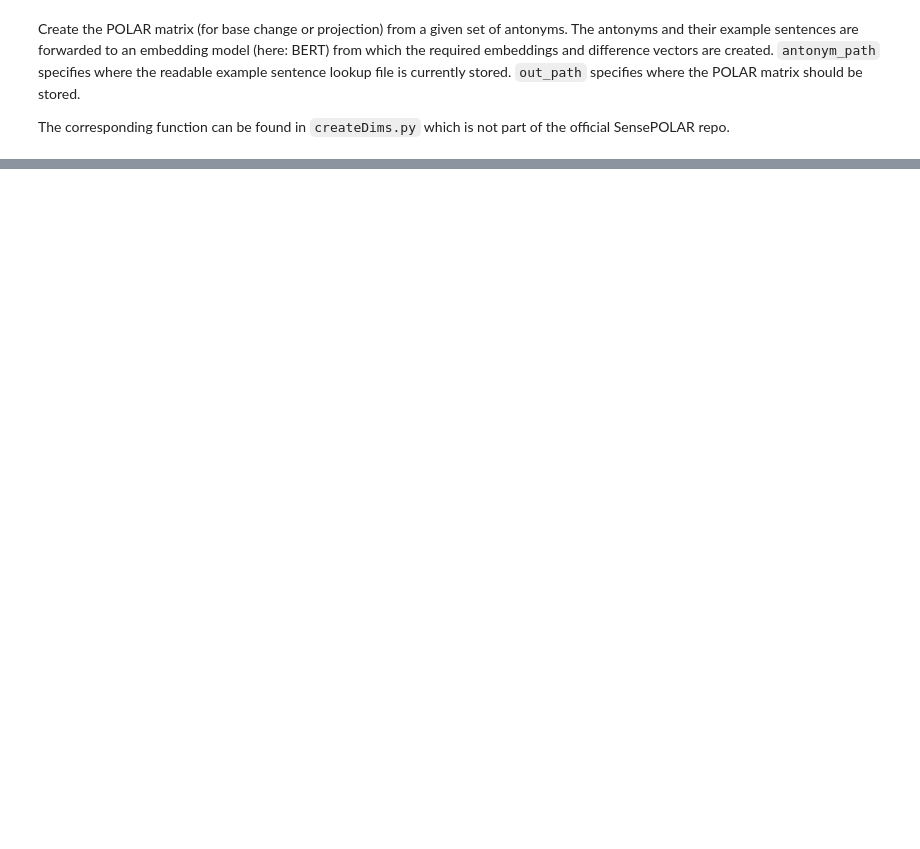
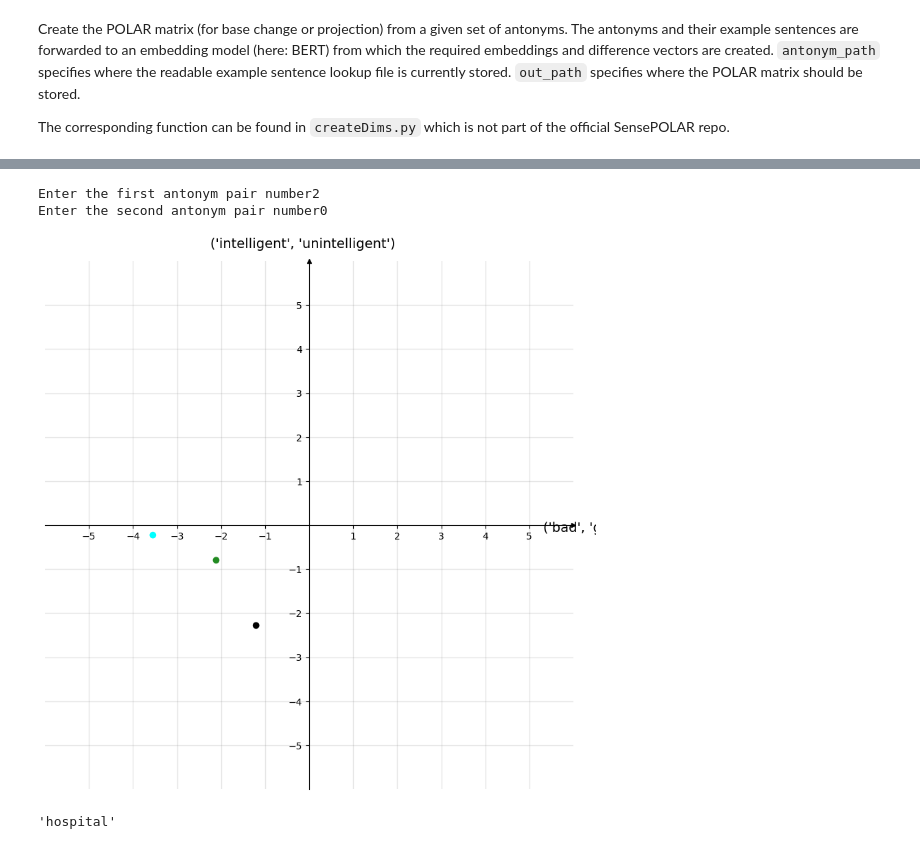
Before and after one commit to aldietri/SensePOLAR-TeamProject, a Jupyter notebook: Examples.ipynb, the cells around one changed output, grey strips where cells are left out. Saved outputs shown, nothing was run; the diff lists cells and outputs as text; code cells hidden in the pictures; blank space fills up the shorter version.

```diff
--- a/Examples.ipynb
+++ b/Examples.ipynb
@@ -103,0 +700,6 @@ analyzeWord(word, context, model=model, tokenizer=tokenizer, antonym_path=antony
+# %%
+antonym_path = out_path + "polar_dimensions.pkl"
+word = "world"
+context = "world is a planet in solar system"
+
+Z=analyzeWord(word, context, model=model, tokenizer=tokenizer, antonym_path=antonym_path, lookup_path=out_path, numberPolar=4, method="projection")
@@ -103,0 +724,6 @@ analyzeWord(word, context, model=model, tokenizer=tokenizer, antonym_path=antony
+# %%
+antonym_path = out_path + "polar_dimensions.pkl"
+word = "bank"
+context = "he received a loan from the bank"
+
+X=analyzeWord(word, context, model=model, tokenizer=tokenizer, antonym_path=antonym_path, lookup_path=out_path, numberPolar=4, method="projection")
@@ -103,0 +748,6 @@ analyzeWord(word, context, model=model, tokenizer=tokenizer, antonym_path=antony
+# %%
+antonym_path = out_path + "polar_dimensions.pkl"
+word = "hospital"
+context = "he was visiting his aunt in hospital"
+
+Y=analyzeWord(word, context, model=model, tokenizer=tokenizer, antonym_path=antonym_path, lookup_path=out_path, numberPolar=4, method="projection")
@@ -103,0 +861,10 @@ analyzeWord(word, context, model=model, tokenizer=tokenizer, antonym_path=antony
+# %%
+two_dim_visualization([Z,X,Y])
+# %% [output]
+Enter the first antonym pair number2
+Enter the second antonym pair number0
+[figure, added]
+# %%
+Y[3]
+# %% [output]
+'hospital'
```
Also changed, not shown: parts of 49 cells of this notebook, 1 other file.
